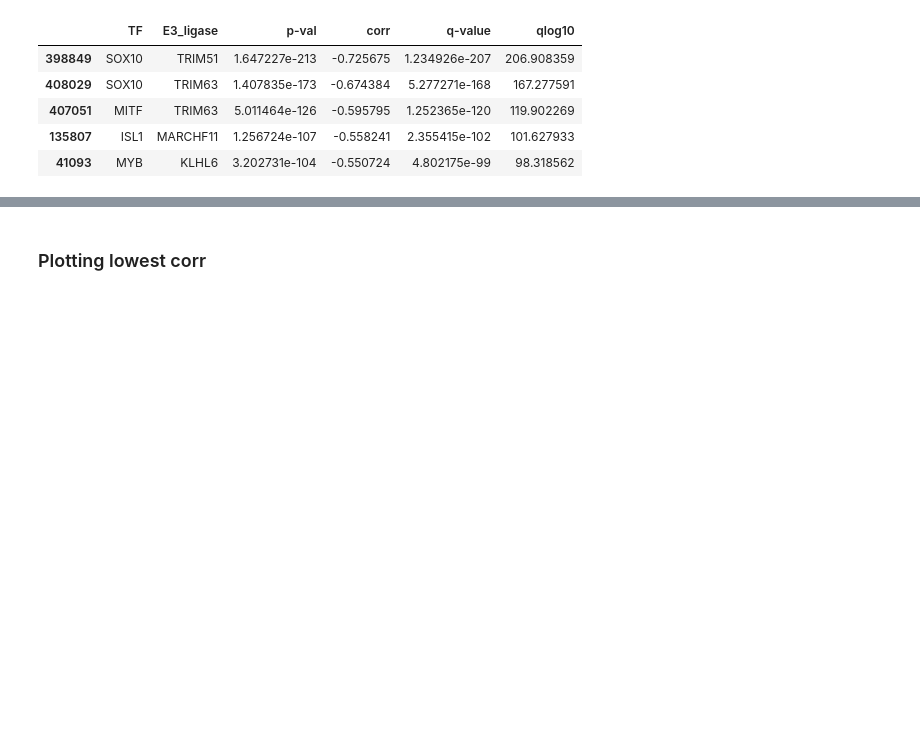
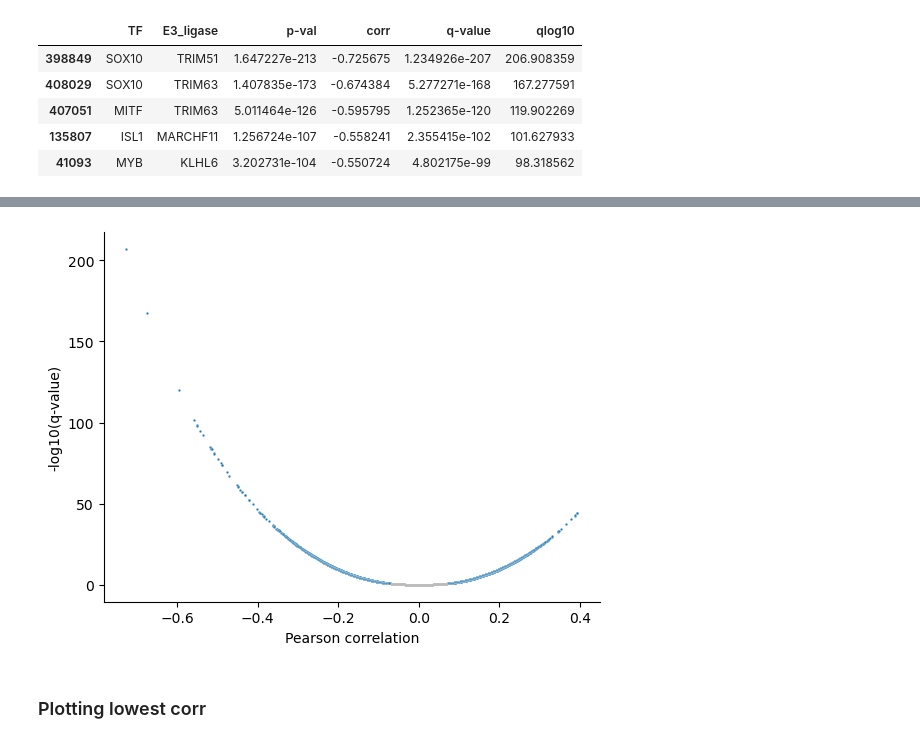
Before and after one commit to ddiannae/cancer_bootcamp25, a Jupyter notebook: tf_dependency_e3ls_expr_correlation.ipynb, the cells around one changed output, grey strips where cells are left out. Drawn from its saved outputs; the diff is of its cells as text; code cells hidden in the pictures; blank space fills up the shorter version.

Commit message:
Fixing volcano plot work in progress

```diff
--- a/tf_dependency_e3ls_expr_correlation.ipynb
+++ b/tf_dependency_e3ls_expr_correlation.ipynb
@@ -389,9 +256,9 @@ corrs = []
 tfs = []
 e3s = []
 for e3_col in E3_expr_filtered.columns:
-    for tf_col in crispr_dependencies_3_filtered.columns:
+    for tf_col in tfs_effect_filtered.columns:
         # Compute Pearson correlation and p-value
-        corr, p_value = pearsonr(E3_expr_filtered[e3_col], crispr_dependencies_3_filtered[tf_col])
+        corr, p_value = pearsonr(E3_expr_filtered[e3_col], tfs_effect_filtered[tf_col])
         # Append results to the DataFrame
         pvals.append(p_value)
         corrs.append(corr)
@@ -464,2 +312,0 @@ box(on: 'bool | None' = None) -> 'None'
-# %%
-correlation_df = pd.read_pickle("pydata/tf_dependency_e3ls_expr_correlation.pkl")
@@ -495,4 +333,4 @@ correlation_df.head()
 | 135807 | ISL1 | MARCHF11 | 1.256724e-107 | -0.558241 | 2.355415e-102 | 101.627933 |
 | 41093 | MYB | KLHL6 | 3.202731e-104 | -0.550724 | 4.802175e-99 | 98.318562 |
 # %%
-correlation_df["name"] = correlation_df["TF"] + correlation_df["E3_ligase"]
+correlation_df["name"] = correlation_df["TF"] + "-" + correlation_df["E3_ligase"]
@@ -505,3 +346,14 @@ sns.scatterplot(data= correlation_df, x = "corr", y = "qlog10",  s=2)
+# %%
+ax = plt.subplot(111)
+sns.scatterplot(data = correlation_df[correlation_df["q-value"] >= 0.1], x = "corr", y = "qlog10",
+                s = 1, color = "grey")
+sns.scatterplot(data = correlation_df[(correlation_df["q-value"] < 0.1)], x = "corr", y = "qlog10",
+                s = 3)
+plt.xlabel("Pearson correlation")
+plt.ylabel("-log10(q-value)")
+ax.spines[['right', 'top']].set_visible(False)
+# %% [output]
+[figure, added]
 # %%
 correlation_df
 # %% [markdown]
```
Also changed, not shown: parts of 59 cells of this notebook.
